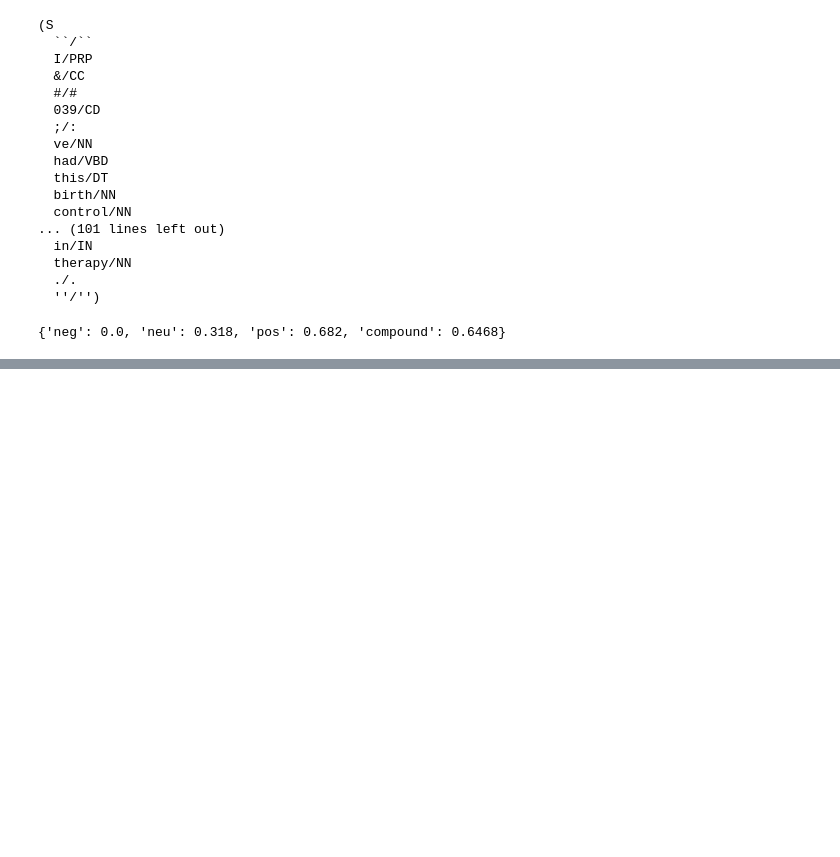
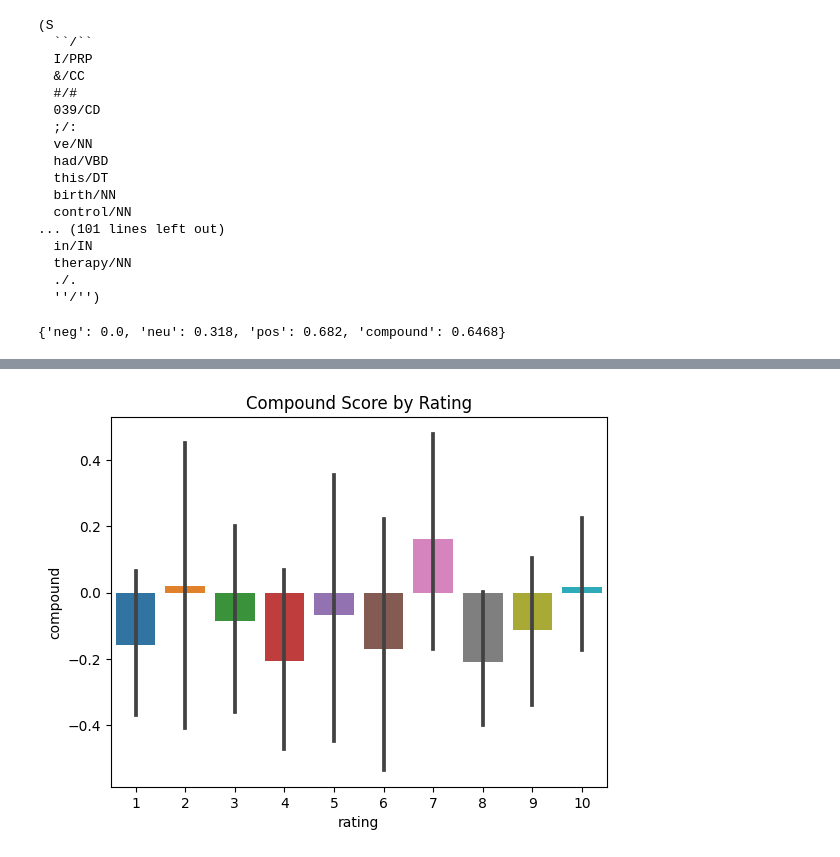
Before and after one commit to Hey-El/TimeSeriesForecasting, a Jupyter notebook: DrugReviewProject.ipynb, the cells around one changed output, grey strips where cells are left out. Cells and saved outputs as stored; diff of their text form; code cells hidden in the pictures; blank space fills up the shorter version.

```diff
--- a/DrugReviewProject.ipynb
+++ b/DrugReviewProject.ipynb
@@ -132,10 +136,10 @@ sia.polarity_scores('I am so happy!')
 # %%
 #using the tqdm library to display a progress bar while iterating through rows in a DataFrame and calculating sentiment scores using the sia.polarity_scores() function
 # Initialize an empty dictionary to store results
-res = {}
+result = {}
 
 # Limit the loop to iterate through the first 1000 rows
 for i, row in tqdm(df.head(1000).iterrows(), total=1000):
     review = row['review']
-    myid = row['Unnamed:0']
-    res[myid] = sia.polarity_scores(review)
+    res = sia.polarity_scores(review)
+    result[i] = res
@@ -143,0 +156,10 @@ KeyError: ignored
+# %%
+#.T to flip the rows into columns
+vaders = pd.DataFrame(result).T
+# Reset the index and rename the index column to match the original DataFrame
+vaders.reset_index(inplace=True)
+vaders.rename(columns={'index': 'Unnamed: 0'}, inplace=True)
+
+# Left merge with the original DataFrame 'df' using 'Unnamed: 0' as the key
+merged_df = df.merge(vaders, on='Unnamed: 0', how='left')
+merged_df.head()
@@ -143,0 +173,4 @@ KeyError: ignored
+# %%
+#filter the data by reviews that have been assigned a sentiment score as it doesn't seem like the first 1000 reviews have a score this could be due to the text in the reviews not meeting the criteria for the score to be applied
+filtered_df = merged_df[merged_df['compound'].notna()]
+filtered_df.head()
@@ -143,0 +184,7 @@ KeyError: ignored
+# %%
+#plot results
+ax = sns.barplot(data=filtered_df, x='rating', y='compound')
+ax.set_title('Compound Score by Rating')
+plt.show()
+# %% [output]
+[figure, added]
```
Also changed, not shown: parts of 13 cells of this notebook.
